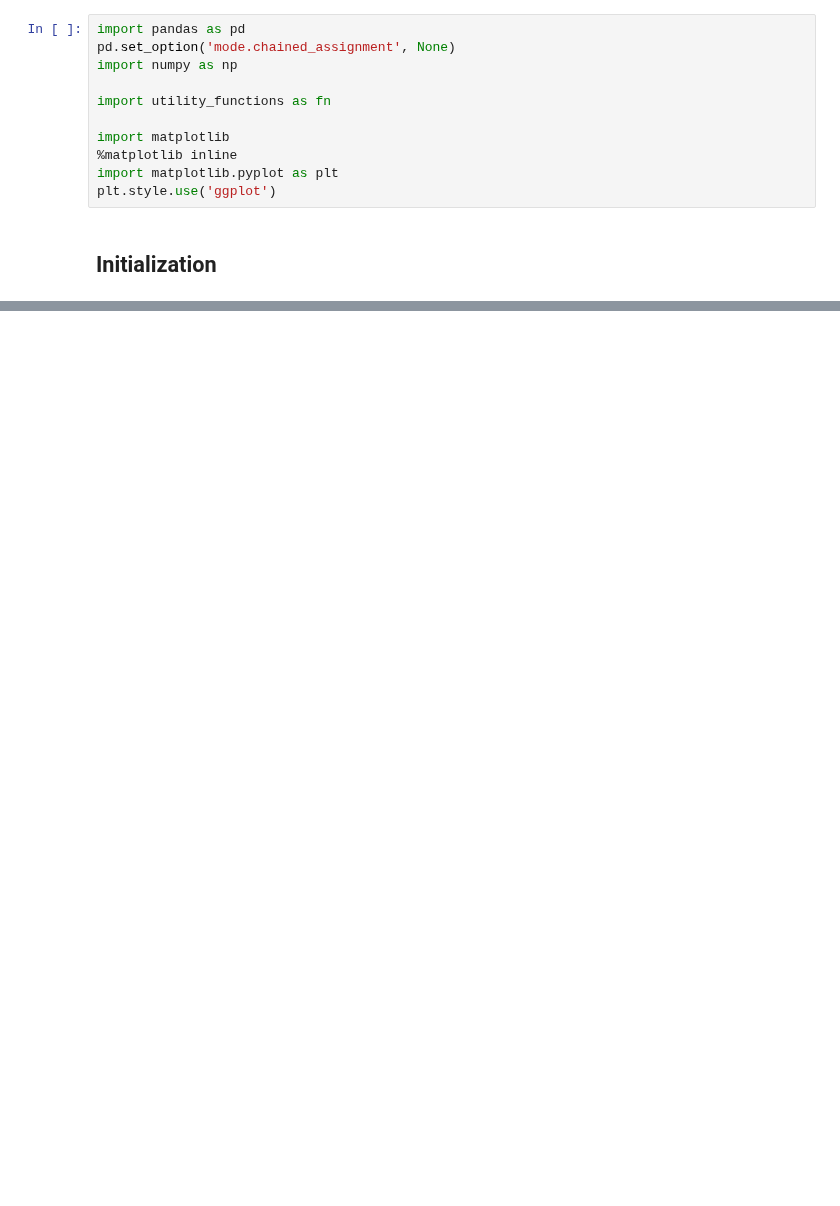
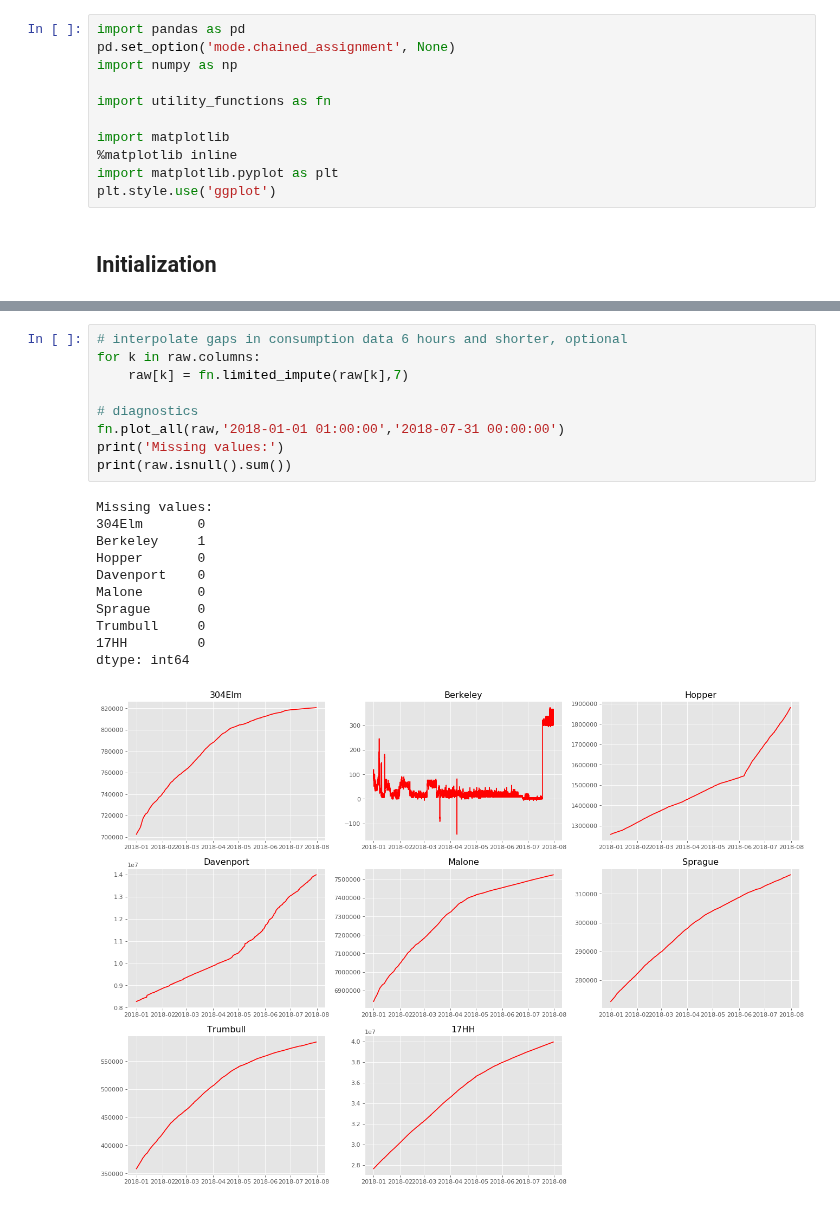
Before and after one commit to kevinkoste/university-load-forecasting, a Jupyter notebook: steam_pipeline.ipynb, the cells around one changed output, grey strips where cells are left out. Drawn from its saved outputs; the diff is of its cells as text; blank space fills up the shorter version.

```diff
--- a/steam_pipeline.ipynb
+++ b/steam_pipeline.ipynb
@@ -43,0 +89,21 @@ raw.columns = buildingnames
+# %%
+# interpolate gaps in consumption data 6 hours and shorter, optional
+for k in raw.columns:
+    raw[k] = fn.limited_impute(raw[k],7)
+
+# diagnostics
+fn.plot_all(raw,'2018-01-01 01:00:00','2018-07-31 00:00:00')
+print('Missing values:')
+print(raw.isnull().sum())
+# %% [output]
+Missing values:
+304Elm       0
+Berkeley     1
+Hopper       0
+Davenport    0
+Malone       0
+Sprague      0
+Trumbull     0
+17HH         0
+dtype: int64
+[figure, added]
```
Also changed, not shown: parts of 4 cells of this notebook, 2 other files.
